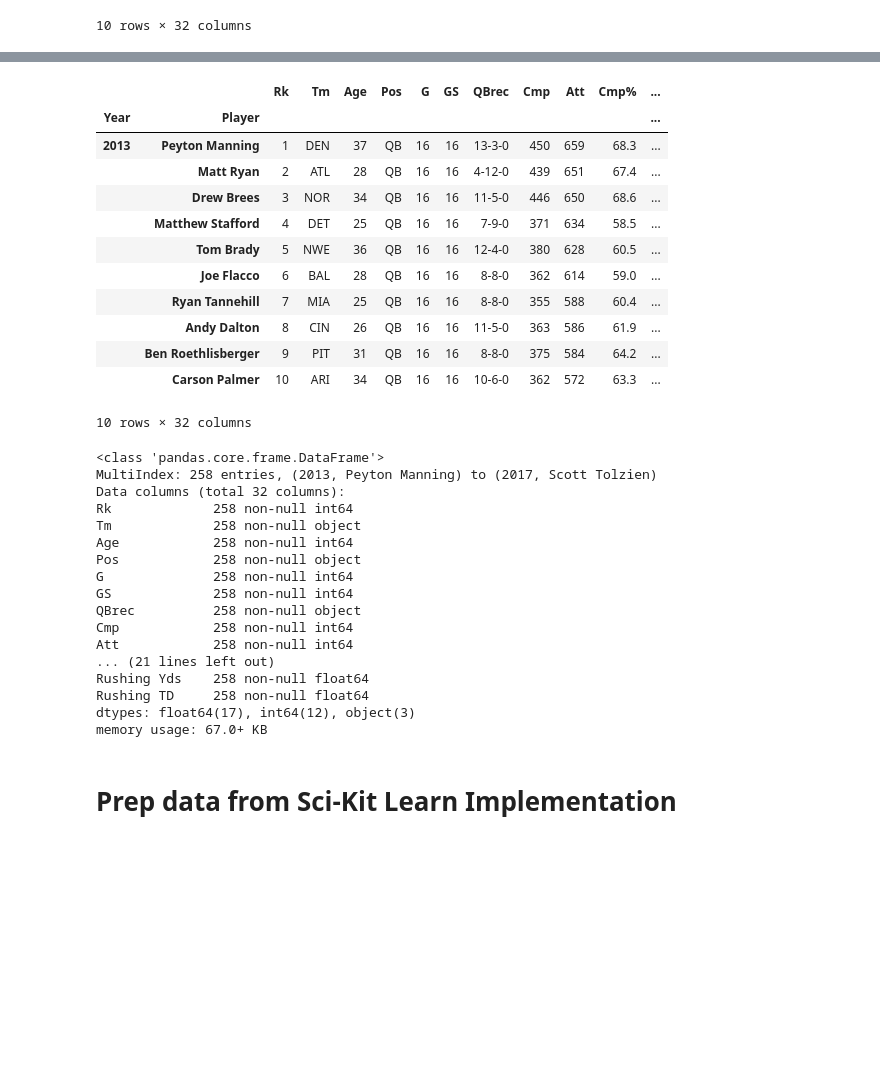
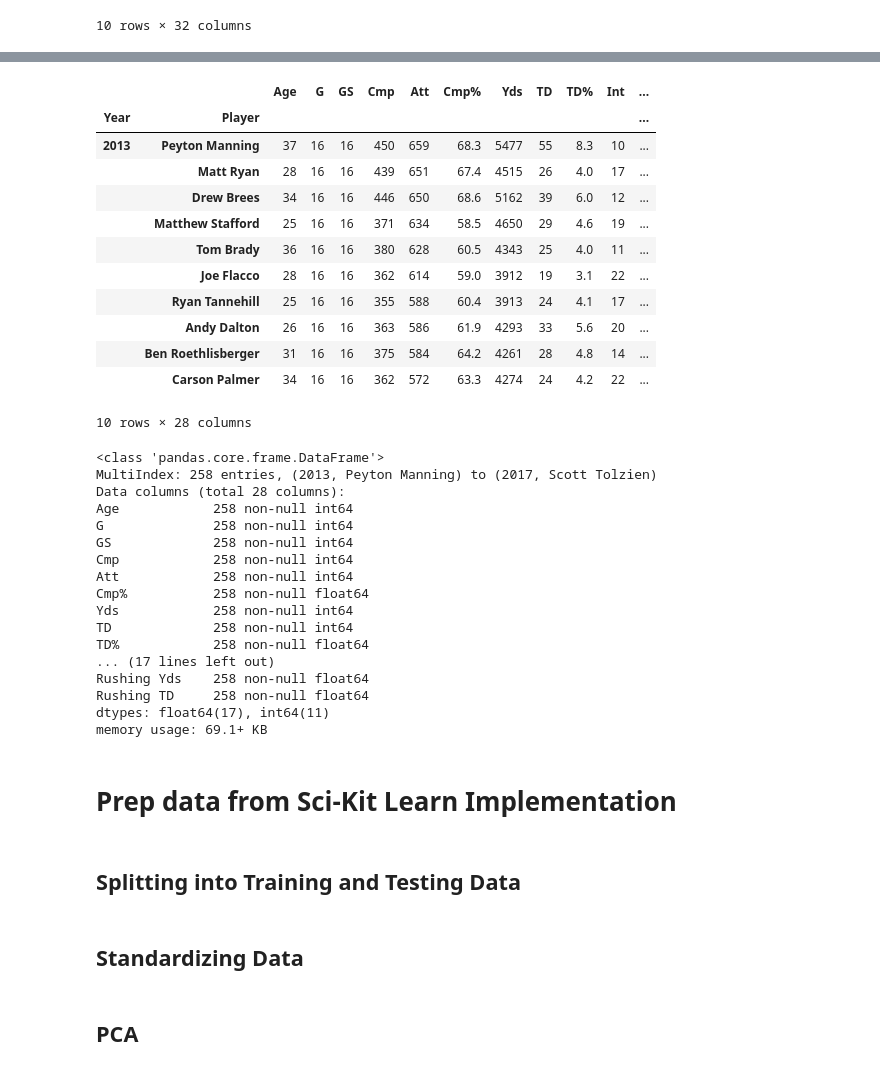
Before and after one commit to jyee11/NFL-Quarterback-Clustering, a Jupyter notebook: NFL_Report.ipynb, the cells around one changed output, grey strips where cells are left out. Drawn from its saved outputs; the diff is of its cells as text; code cells hidden in the pictures; blank space fills up the shorter version.

```diff
--- a/NFL_Report.ipynb
+++ b/NFL_Report.ipynb
@@ -151,38 +153,38 @@ See the caveats in the documentation: http://pandas.pydata.org/pandas-docs/stabl
 # %%
-qb.head(10)
+qb_ready.head(10)
 # %% [output]
-|  |  | Rk | Tm | Age | Pos | G | GS | QBrec | Cmp | Att | Cmp% | ... |
+|  |  | Age | G | GS | Cmp | Att | Cmp% | Yds | TD | TD% | Int | ... |
 | Year | Player |  |  |  |  |  |  |  |  |  |  | ... |
-| 2013 | Peyton Manning | 1 | DEN | 37 | QB | 16 | 16 | 13-3-0 | 450 | 659 | 68.3 | ... |
-|  | Matt Ryan | 2 | ATL | 28 | QB | 16 | 16 | 4-12-0 | 439 | 651 | 67.4 | ... |
-|  | Drew Brees | 3 | NOR | 34 | QB | 16 | 16 | 11-5-0 | 446 | 650 | 68.6 | ... |
-|  | Matthew Stafford | 4 | DET | 25 | QB | 16 | 16 | 7-9-0 | 371 | 634 | 58.5 | ... |
-|  | Tom Brady | 5 | NWE | 36 | QB | 16 | 16 | 12-4-0 | 380 | 628 | 60.5 | ... |
-|  | Joe Flacco | 6 | BAL | 28 | QB | 16 | 16 | 8-8-0 | 362 | 614 | 59.0 | ... |
-|  | Ryan Tannehill | 7 | MIA | 25 | QB | 16 | 16 | 8-8-0 | 355 | 588 | 60.4 | ... |
-|  | Andy Dalton | 8 | CIN | 26 | QB | 16 | 16 | 11-5-0 | 363 | 586 | 61.9 | ... |
-|  | Ben Roethlisberger | 9 | PIT | 31 | QB | 16 | 16 | 8-8-0 | 375 | 584 | 64.2 | ... |
-|  | Carson Palmer | 10 | ARI | 34 | QB | 16 | 16 | 10-6-0 | 362 | 572 | 63.3 | ... |
+| 2013 | Peyton Manning | 37 | 16 | 16 | 450 | 659 | 68.3 | 5477 | 55 | 8.3 | 10 | ... |
+|  | Matt Ryan | 28 | 16 | 16 | 439 | 651 | 67.4 | 4515 | 26 | 4.0 | 17 | ... |
+|  | Drew Brees | 34 | 16 | 16 | 446 | 650 | 68.6 | 5162 | 39 | 6.0 | 12 | ... |
+|  | Matthew Stafford | 25 | 16 | 16 | 371 | 634 | 58.5 | 4650 | 29 | 4.6 | 19 | ... |
+|  | Tom Brady | 36 | 16 | 16 | 380 | 628 | 60.5 | 4343 | 25 | 4.0 | 11 | ... |
+|  | Joe Flacco | 28 | 16 | 16 | 362 | 614 | 59.0 | 3912 | 19 | 3.1 | 22 | ... |
+|  | Ryan Tannehill | 25 | 16 | 16 | 355 | 588 | 60.4 | 3913 | 24 | 4.1 | 17 | ... |
+|  | Andy Dalton | 26 | 16 | 16 | 363 | 586 | 61.9 | 4293 | 33 | 5.6 | 20 | ... |
+|  | Ben Roethlisberger | 31 | 16 | 16 | 375 | 584 | 64.2 | 4261 | 28 | 4.8 | 14 | ... |
+|  | Carson Palmer | 34 | 16 | 16 | 362 | 572 | 63.3 | 4274 | 24 | 4.2 | 22 | ... |
-10 rows × 32 columns
+10 rows × 28 columns
 # %%
-qb.info()
+qb_ready.info()
 # %% [output]
 <class 'pandas.core.frame.DataFrame'>
 MultiIndex: 258 entries, (2013, Peyton Manning) to (2017, Scott Tolzien)
-Data columns (total 32 columns):
-Rk             258 non-null int64
-Tm             258 non-null object
+Data columns (total 28 columns):
 Age            258 non-null int64
-Pos            258 non-null object
 G              258 non-null int64
 GS             258 non-null int64
-QBrec          258 non-null object
 Cmp            258 non-null int64
 Att            258 non-null int64
-... (21 lines left out)
+Cmp%           258 non-null float64
+Yds            258 non-null int64
+TD             258 non-null int64
+TD%            258 non-null float64
+... (17 lines left out)
 Rushing Yds    258 non-null float64
 Rushing TD     258 non-null float64
-dtypes: float64(17), int64(12), object(3)
-memory usage: 67.0+ KB
+dtypes: float64(17), int64(11)
+memory usage: 69.1+ KB
 # %% [markdown]
 # Prep data from Sci-Kit Learn Implementation
@@ -190,0 +191,2 @@ qb_ready = qb.drop(['Rk', 'Tm', 'Pos', 'QBrec'], axis =1)
+# %% [markdown]
+## Splitting into Training and Testing Data
@@ -190,0 +195,2 @@ qb_ready = qb.drop(['Rk', 'Tm', 'Pos', 'QBrec'], axis =1)
+# %% [markdown]
+## Standardizing Data
@@ -190,0 +203,2 @@ qb_ready = qb.drop(['Rk', 'Tm', 'Pos', 'QBrec'], axis =1)
+# %% [markdown]
+## PCA
```
Also changed, not shown: parts of 9 cells of this notebook, 1 other file.
